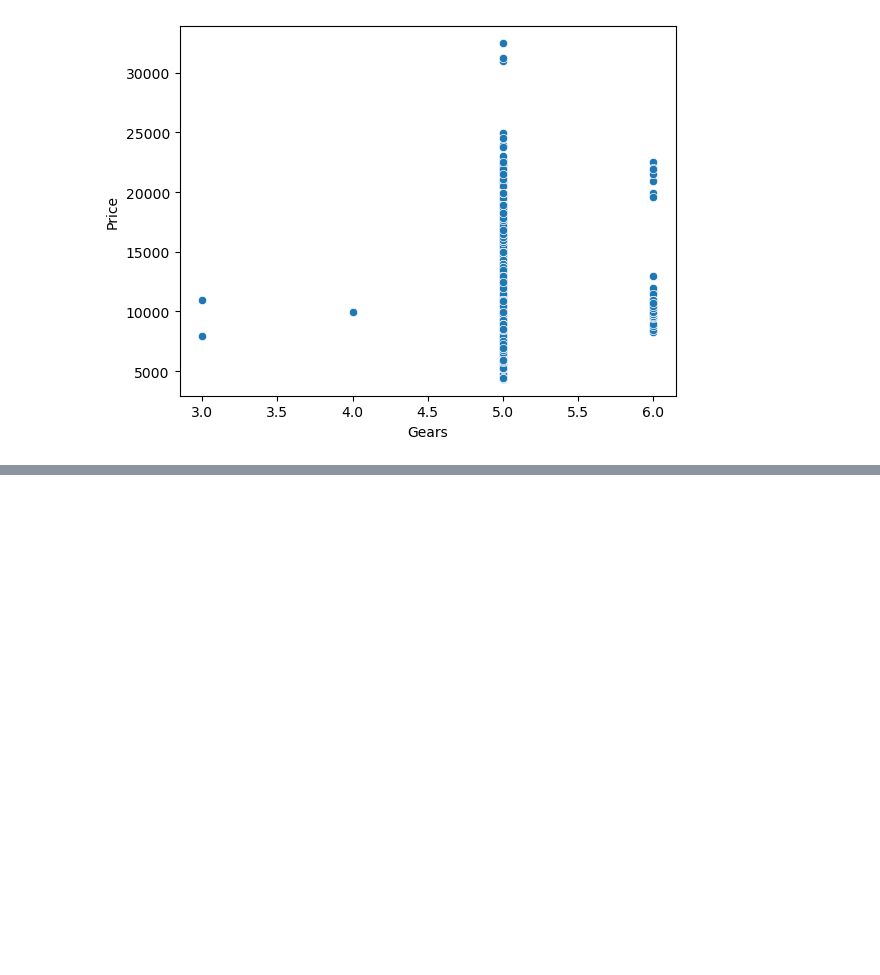
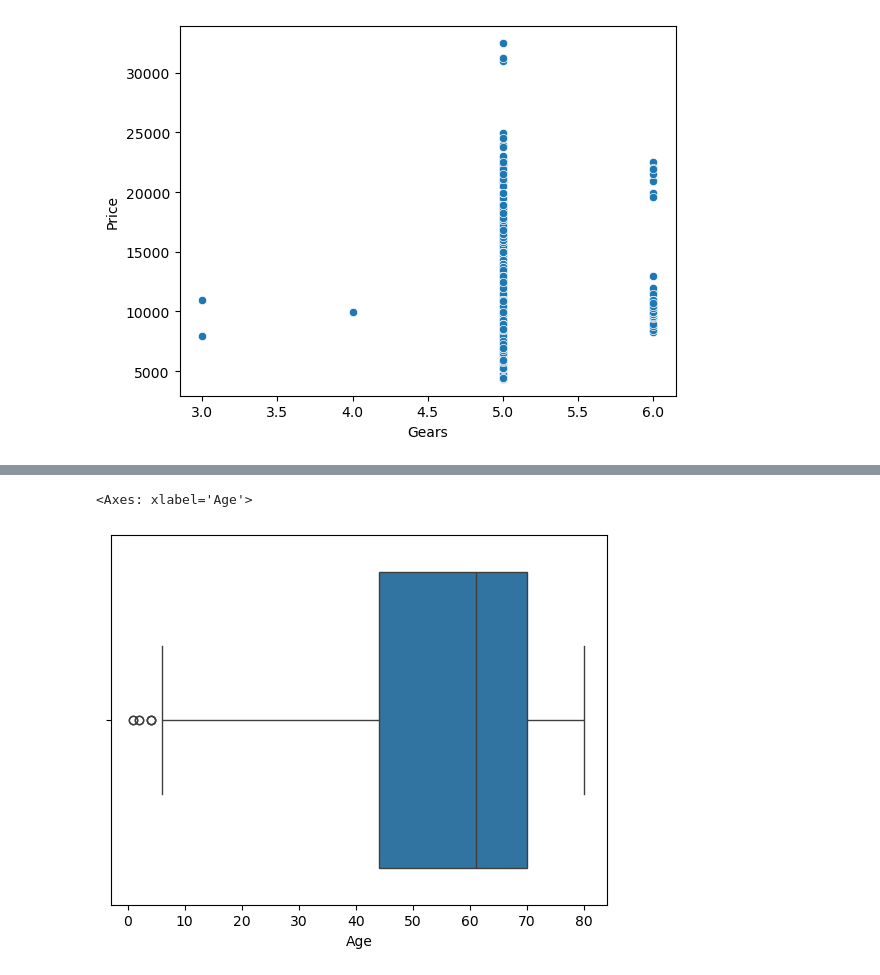
Before and after one commit to nphaniraj46/Machine_Learning, a Jupyter notebook: MLR/MLR.ipynb, the cells around one changed output, grey strips where cells are left out. Cells and saved outputs as stored; diff of their text form; code cells hidden in the pictures; blank space fills up the shorter version.

```diff
--- a/MLR/MLR.ipynb
+++ b/MLR/MLR.ipynb
@@ -183,0 +203,8 @@ sns.scatterplot(x="Gears",y='Price',data=df)
+# %%
+sns.boxplot(x=df["Age"])
+#same for this age as well there might be vehciles that are brand new
+#owners are willing to sell this brand new cars there would be any reason
+#so ima not going to handle this outliers here dude
+# %% [output]
+<Axes: xlabel='Age'>
+[figure, added]
```
Also changed, not shown: parts of 15 cells of this notebook.
